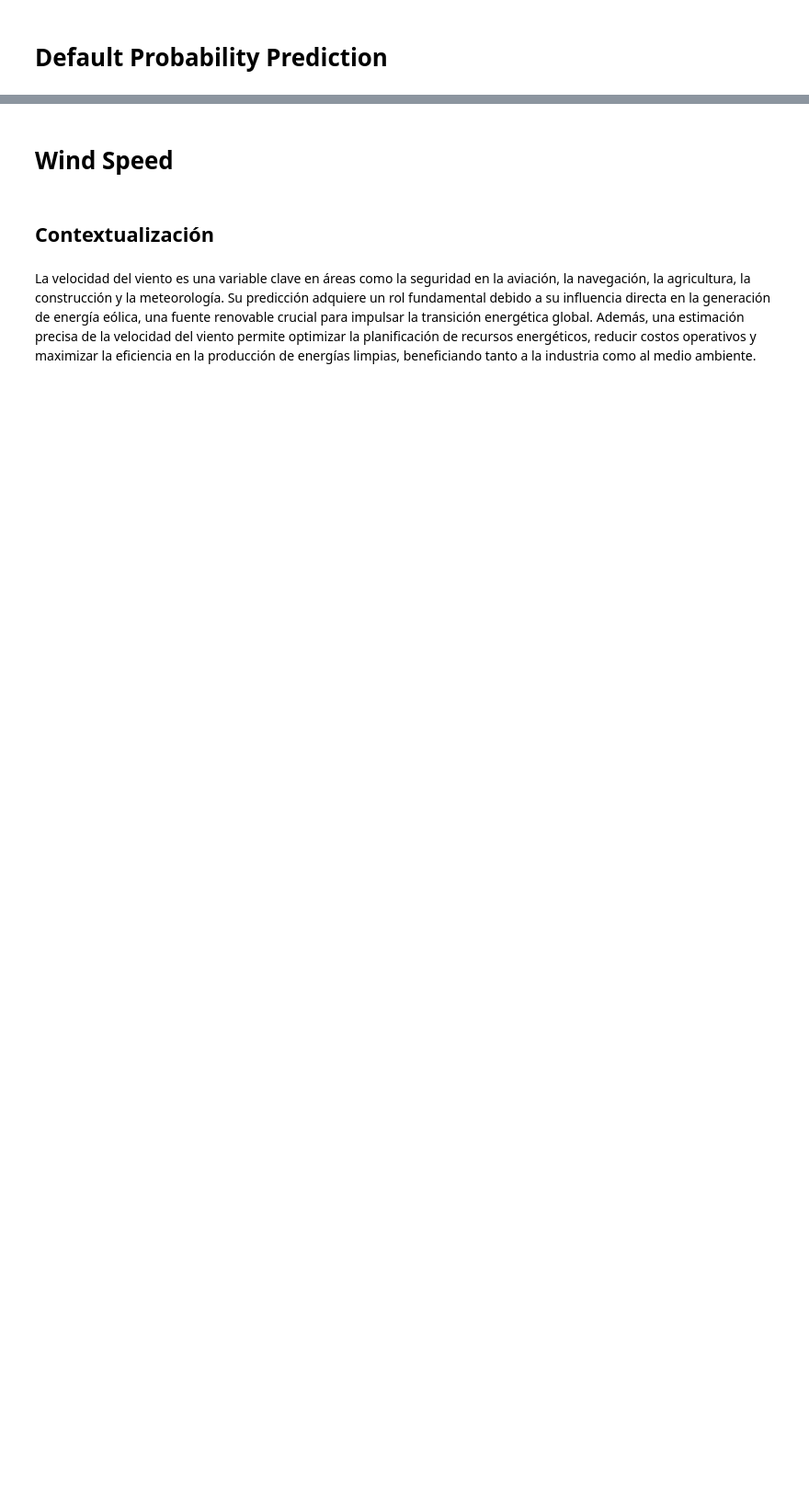
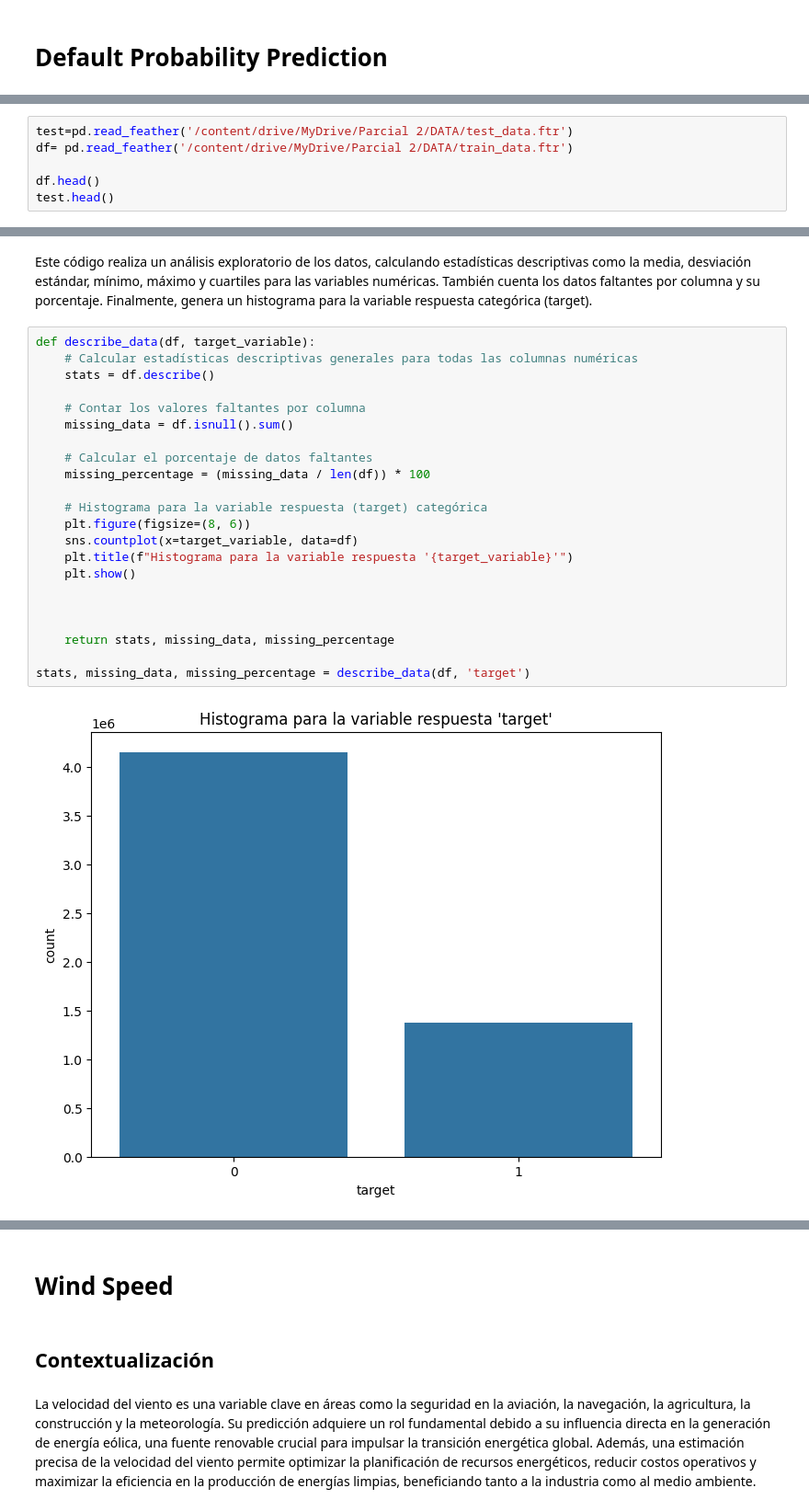
Before and after one commit to kmarcela11/Parcial2_MachineLearning, a Jupyter notebook: _sources/Ejercicio1.ipynb, the cells around one changed output, grey strips where cells are left out. Shown at 92% size. Drawn from its saved outputs; the diff is of its cells as text; blank space fills up the shorter version.

```diff
--- a/_sources/Ejercicio1.ipynb
+++ b/_sources/Ejercicio1.ipynb
@@ -18,0 +66,6 @@ import numpy as np
+# %%
+test=pd.read_feather('/content/drive/MyDrive/Parcial 2/DATA/test_data.ftr')
+df= pd.read_feather('/content/drive/MyDrive/Parcial 2/DATA/train_data.ftr')
+
+df.head()
+test.head()
@@ -18,0 +83,26 @@ import numpy as np
+# %% [markdown]
+Este código realiza un análisis exploratorio de los datos, calculando estadísticas descriptivas como la media, desviación estándar, mínimo, máximo y cuartiles para las variables numéricas. También cuenta los datos faltantes por columna y su porcentaje. Finalmente, genera un histograma para la variable respuesta categórica (target).
+# %%
+def describe_data(df, target_variable):
+    # Calcular estadísticas descriptivas generales para todas las columnas numéricas
+    stats = df.describe()
+
+    # Contar los valores faltantes por columna
+    missing_data = df.isnull().sum()
+
+    # Calcular el porcentaje de datos faltantes
+    missing_percentage = (missing_data / len(df)) * 100
+
+    # Histograma para la variable respuesta (target) categórica
+    plt.figure(figsize=(8, 6))
+    sns.countplot(x=target_variable, data=df)
+    plt.title(f"Histograma para la variable respuesta '{target_variable}'")
+    plt.show()
+
+
+
+    return stats, missing_data, missing_percentage
+
+stats, missing_data, missing_percentage = describe_data(df, 'target')
+# %% [output]
+[figure, added]
```
Also changed, not shown: parts of 39 cells of this notebook, 23 other files.
